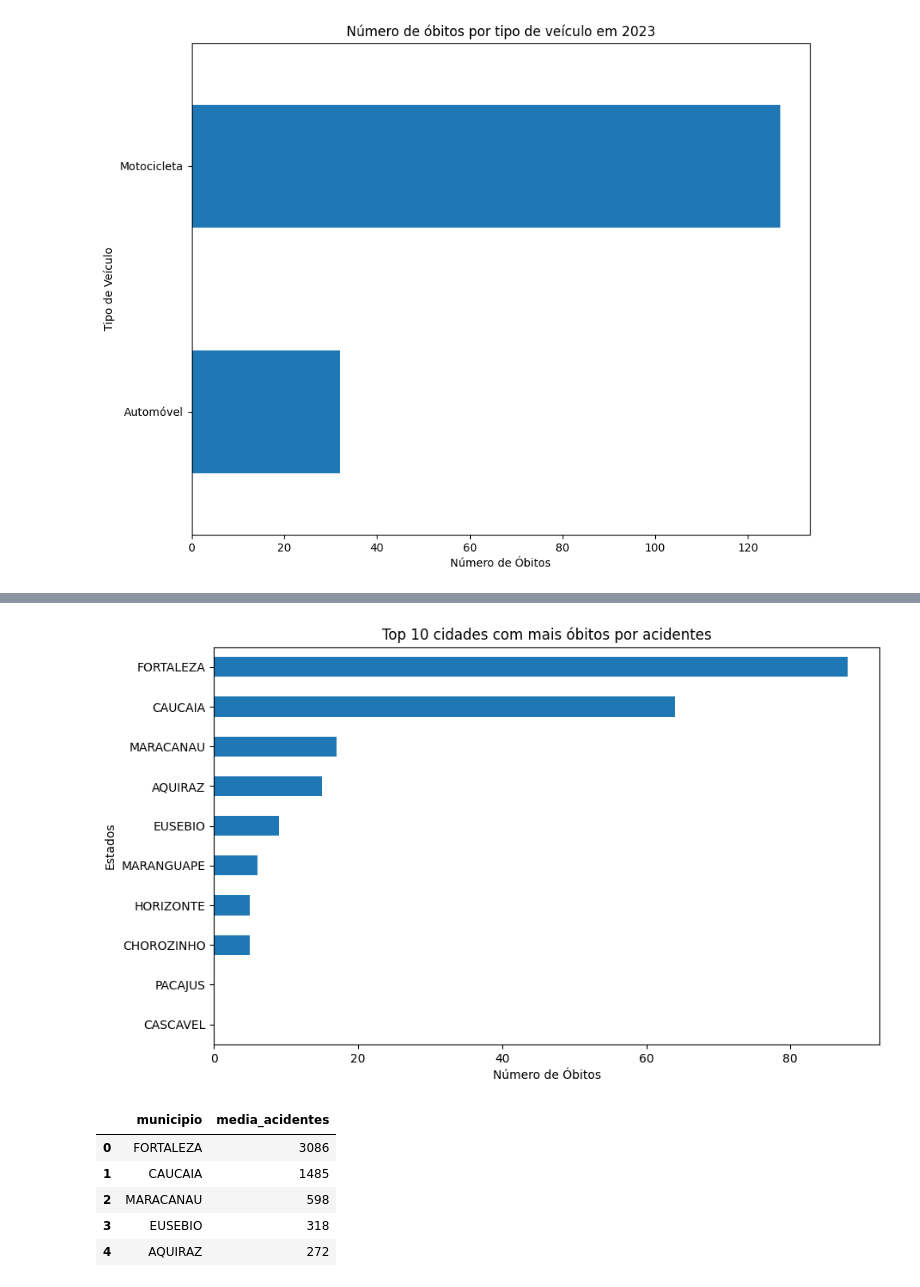
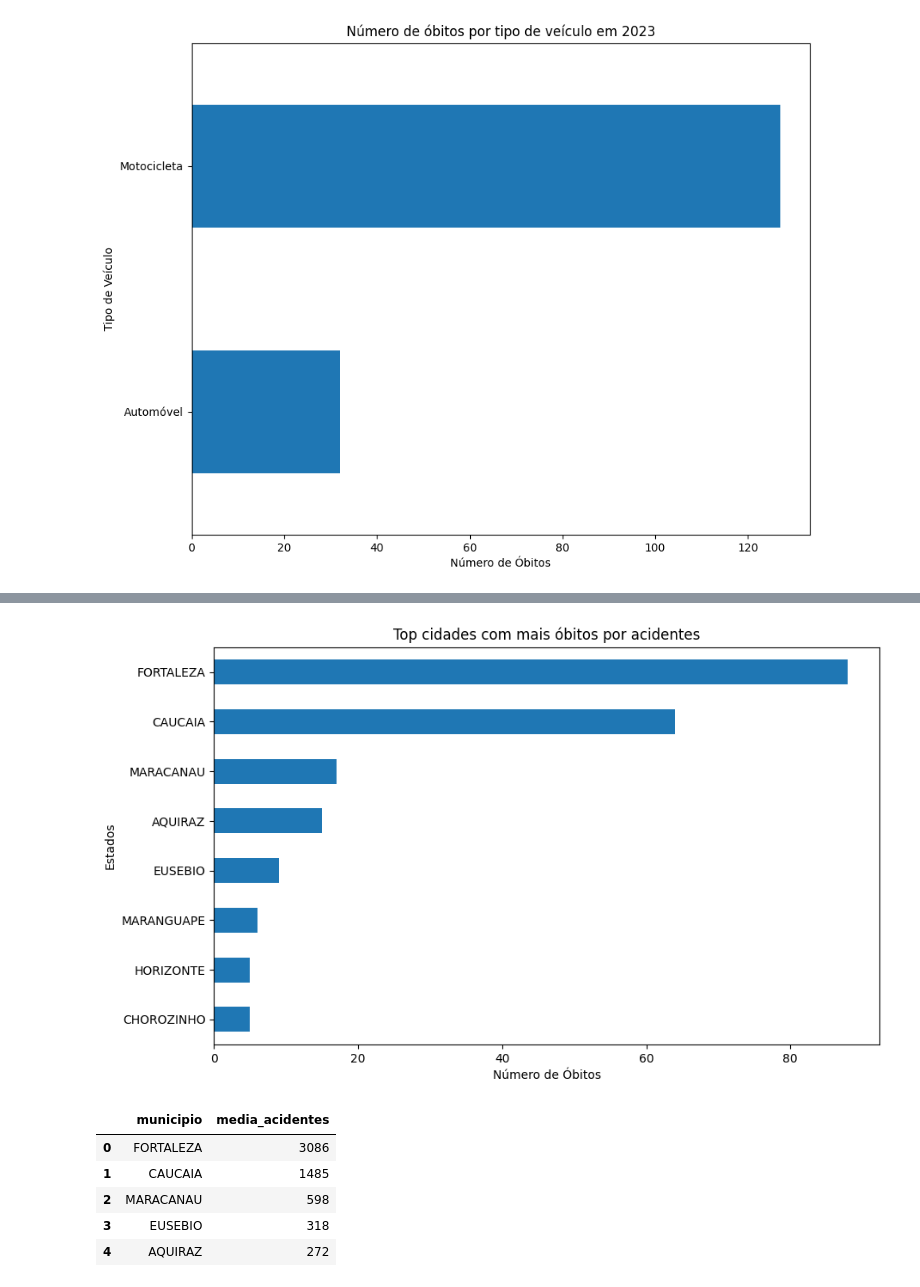
Before and after one commit to yotta0/Projeto-Big-Data, a Jupyter notebook: aed_e_ml.ipynb, the cells around one changed output, grey strips where cells are left out. Drawn from its saved outputs; the diff is of its cells as text; code cells hidden in the pictures.

```diff
--- a/aed_e_ml.ipynb
+++ b/aed_e_ml.ipynb
@@ -74,8 +78,9 @@ columns_to_drop = [col for col in columns_to_drop if col in df.columns]
 df = df.drop(columns=columns_to_drop)
 
 
+# Cria uma coluna com o mês do acidente
 df['data_inversa'] = pd.to_datetime(df['data_inversa']).dt.to_period('M')
-df['month'] = df['data_inversa'].dt.strftime('%m')
+df['mes'] = df['data_inversa'].dt.strftime('%m')
 # %%
 # Entendendo o dataset
 # print(df.shape)
@@ -151,21 +141,23 @@ Freq: M, Name: count, dtype: int64
 # %%
+df_filtered = df[df['mortos'] > 0]
+
 # Agrupa os dados por cidade e soma o número de óbitos em cada grupo
-obitos_por_estado = df.groupby('municipio')['mortos'].sum()
+obitos_por_estado = df_filtered.groupby('municipio')['mortos'].sum()
 
-# Obtém as top 10 cidades com mais óbitos
+# Obtém as top cidades com mais óbitos
 top_10_estado = obitos_por_estado.nlargest(10)
 
 top_10_estado = top_10_estado.sort_values(ascending=True)
 
 # Plota um gráfico de barras dos dados
 top_10_estado.plot(kind='barh', figsize=(10, 6))
 
-plt.title('Top 10 cidades com mais óbitos por acidentes')
+plt.title('Top cidades com mais óbitos por acidentes')
 plt.ylabel('Estados')
 plt.xlabel('Número de Óbitos')
 plt.show()
 # %% [output]
-[figure, old version]
+[figure, new version]
 # %%
 # Conta o número de acidentes por município
 acidentes_por_municipio = df['municipio'].value_counts()
```
Also changed, not shown: parts of 11 cells of this notebook.
